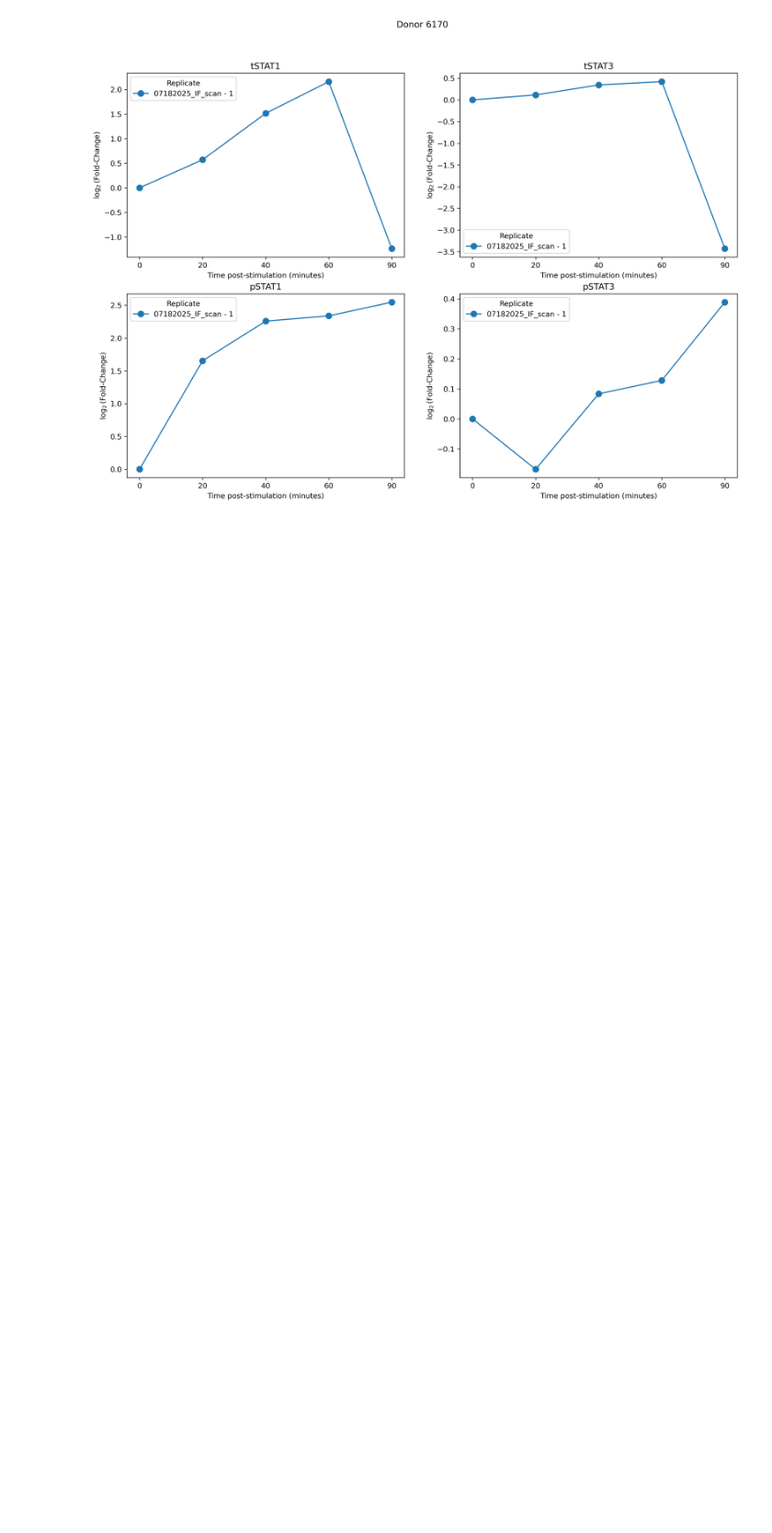
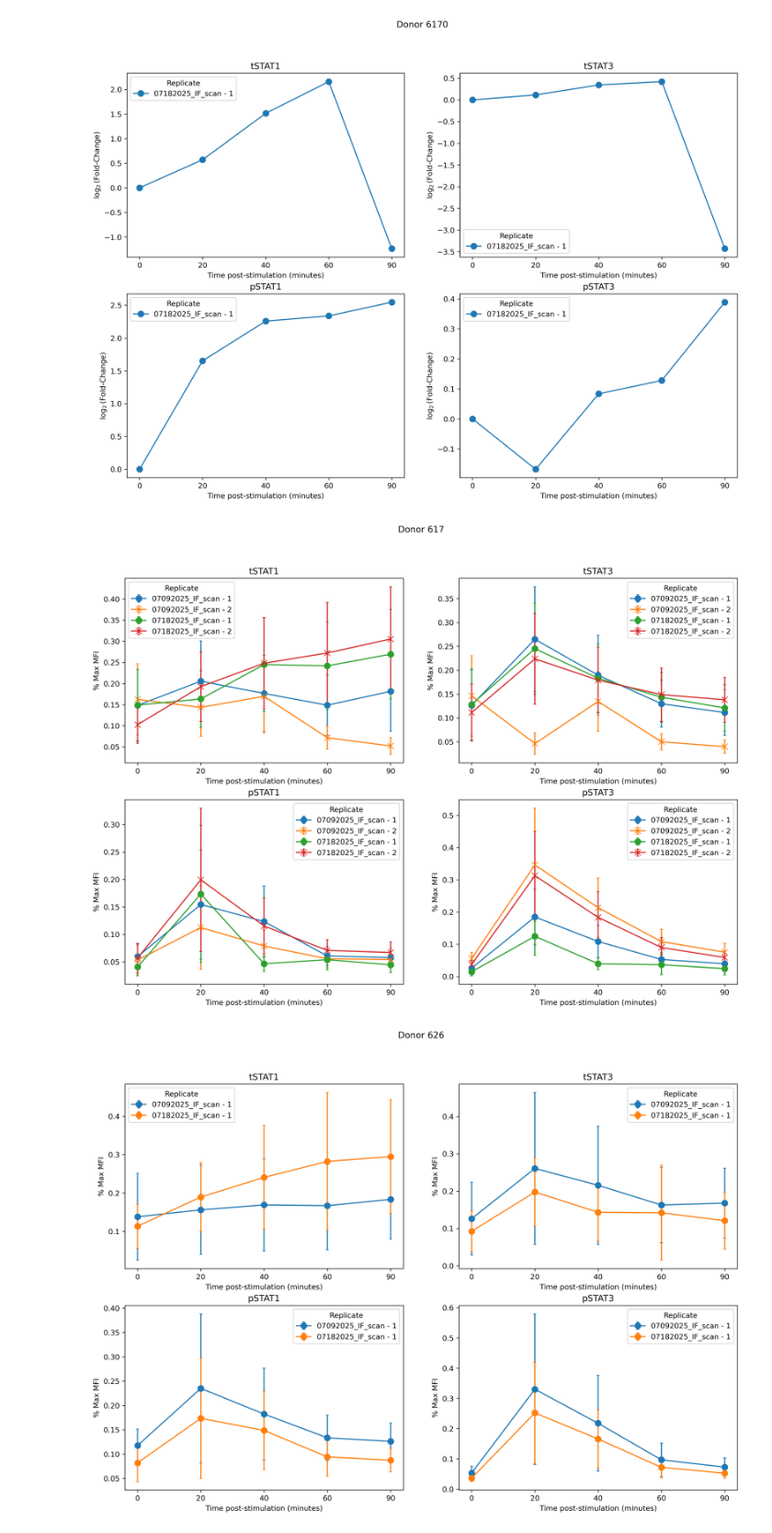
Before and after one commit to LarkinIt/visIF, a Jupyter notebook: code/combine_exps.ipynb, the cells around one changed output. Shown at 92% size. Cells and saved outputs as stored; diff of their text form; code cells hidden in the pictures; blank space fills up the shorter version.

Commit message:
Bug fix in saving pct max dataframe to plate config class object

```diff
--- a/code/combine_exps.ipynb
+++ b/code/combine_exps.ipynb
@@ -141,7 +141,7 @@ for dir in all_dirs:
 	stat_df["IL-6 Concentration"] = ["10 ng/mL" for x in cols]
 	stat_df["Time"] = [plate.column_to_t_pts[int(x)] for x in cols]
 	stat_df["Replicate"] = [plate.row_to_replicate[x] for x in rows]
-	plate_config.stat_df = stat_df
+	plate.stat_df = stat_df
 	#display(stat_df)
 
 	# Create the log2 fold change dataframe
@@ -271,8 +271,13 @@ for id in all_ids:
 [figure]
 [figure]
 # %%
-all_ids = np.unique(np.array([config_dict[dir].get_unique_patient_ids() for dir in all_dirs]).flatten())
+compile_ids = []
+for dirs in all_dirs:
+	dir_ids = config_dict[dir].get_unique_patient_ids()
+	for id in dir_ids:
+		compile_ids.append(id)
 
+all_ids = np.unique(compile_ids)
 id_to_fig = dict([id, plt.subplots(2,2, figsize=(15,10), dpi=300)] for id in all_ids);
 ms = 8 # markersize
 
@@ -300,30 +305,33 @@ for id in all_ids:
 		stat1_ax.set_xlabel("Time post-stimulation (minutes)")
 		stat1_ax.legend(title="Replicate")
 		stat1_ax.set_title("tSTAT1")
 		stat3_ax.set_ylabel("% Max MFI")
 		stat3_ax.set_xlabel("Time post-stimulation (minutes)")
 		stat3_ax.legend(title="Replicate")
 		stat3_ax.set_title("tSTAT3")
 
 		# Get pSTAT data first
 		df = plate.stat_df[(plate.stat_df["Donor"] == id) & (plate.stat_df["STAT"] == "pSTAT")] # TO DO: add case where included plate does NOT include specific donor
 
 		stat1_ax = ax[1][0]
 		stat3_ax = ax[1][1]
 		for rep in df["Replicate"].unique():
 			select_df = df.loc[df["Replicate"]== rep]
 			stat1_ax.errorbar(x=select_df["Time"], y=select_df["STAT1 Mean"], yerr=select_df["STAT1 STD"],
 						marker=plate.replicate_to_marker[rep], ms=ms,
 						ls="-", label=f"{dir} - {rep}", capsize=2)
 
 			stat3_ax.errorbar(x=select_df["Time"], y=select_df["STAT3 Mean"], yerr=select_df["STAT3 STD"],
 						marker=plate.replicate_to_marker[rep], ms=ms,
 						ls="-", label=f"{dir} - {rep}", capsize=2)
 		stat1_ax.set_ylabel("% Max MFI")
 		stat1_ax.set_xlabel("Time post-stimulation (minutes)")
 		stat1_ax.legend(title="Replicate")
 		stat1_ax.set_title("pSTAT1")
 		stat3_ax.set_ylabel("% Max MFI")
 		stat3_ax.set_xlabel("Time post-stimulation (minutes)")
 		stat3_ax.legend(title="Replicate")
 		stat3_ax.set_title("pSTAT3")
+# %% [output]
+[figure, added]
+[figure, added]
```
Also changed, not shown: parts of 2 cells of this notebook.
